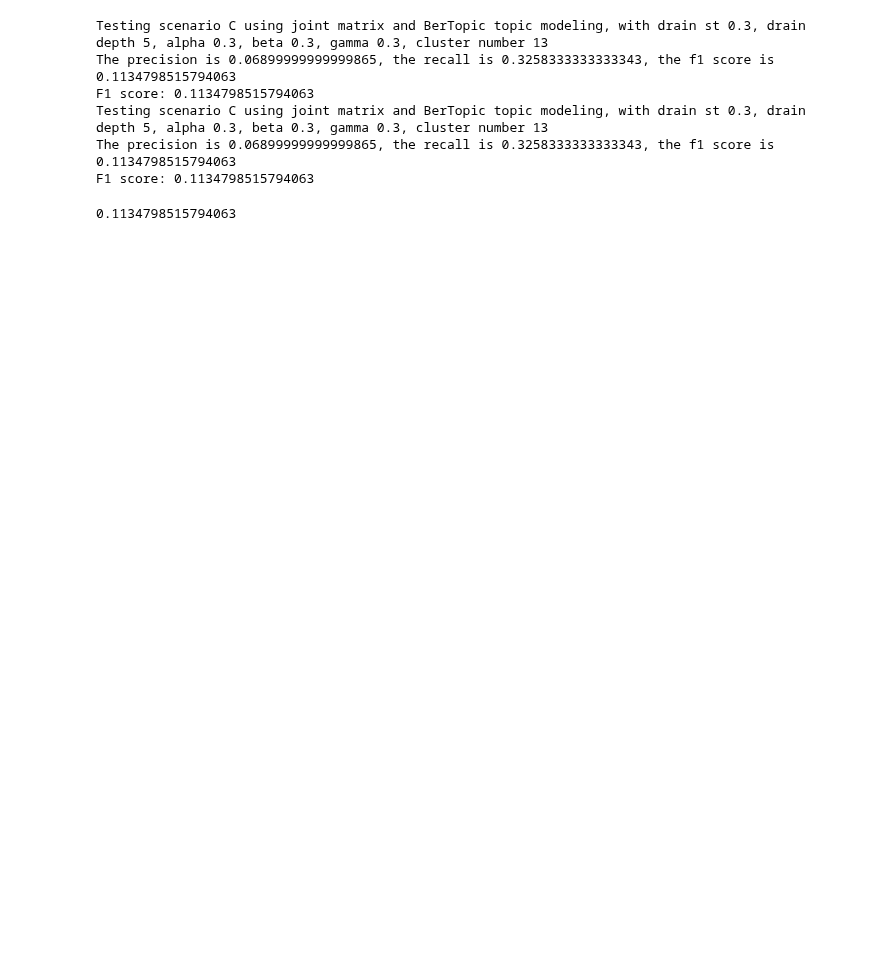
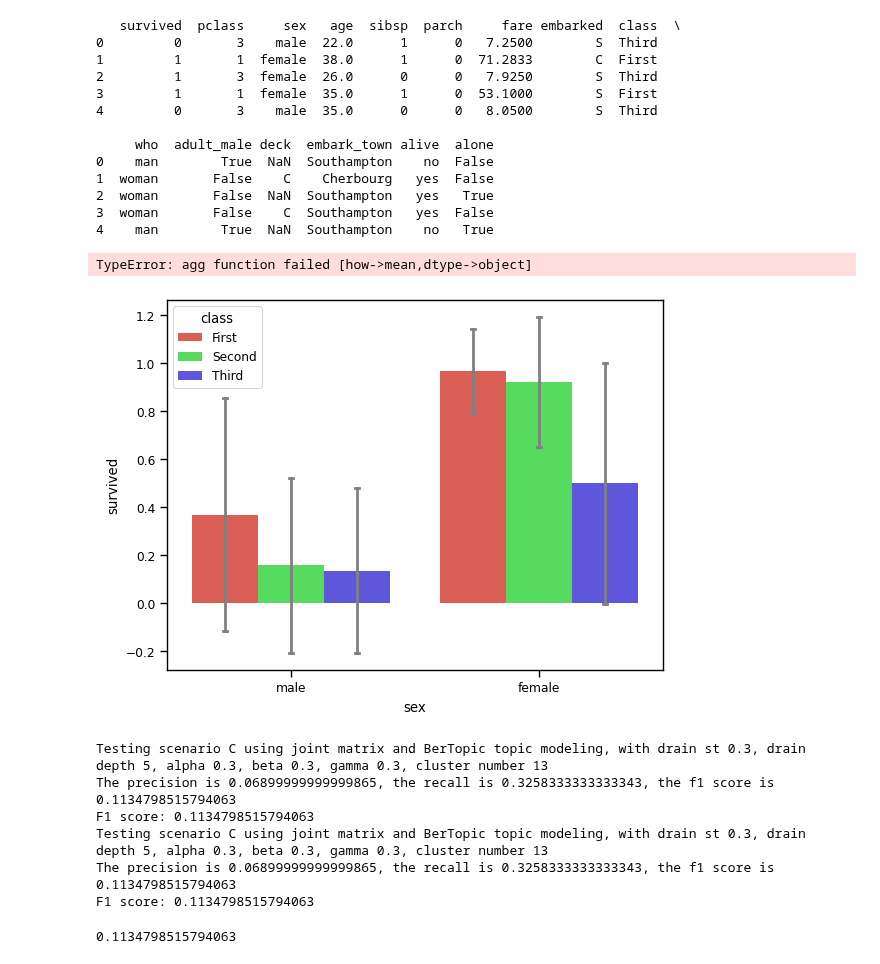
Before and after one commit to vbertalan/LineTracker, a Jupyter notebook: MassiveTests.ipynb, the cells around one changed output. Saved outputs shown, nothing was run; the diff lists cells and outputs as text; code cells hidden in the pictures; blank space fills up the shorter version.

```diff
--- a/MassiveTests.ipynb
+++ b/MassiveTests.ipynb
@@ -610,6 +610,51 @@ Testing scenario C using joint matrix and BerTopic topic modeling, with drain st
 The precision is 0.08976666666666505, the recall is 0.33308333333333284, the f1 score is 0.13994444215825358
 F1 score: 0.13994444215825358
 A melhor combinação foi alpha 0, beta 1, gamma 0
+# %%
+bar_plot = [0.2, 0.3, 0.4, 0.4, 0.35]
+
+import matplotlib.pyplot as plt
+import seaborn as sns
+import numpy as np
+import pandas as pd
+
+
+sns.set_context('paper')
+
+# load dataset
+titanic = sns.load_dataset('titanic')
+print(titanic.head())
+
+# create plot
+sns.barplot(x = 'sex', y = 'survived', hue = 'class', data = titanic,
+            palette = 'hls',
+            order = ['male', 'female'],
+            capsize = 0.05,
+            saturation = 8,
+            errcolor = 'gray', errwidth = 2,
+            ci = 'sd'
+            )
+
+print(titanic.groupby(['sex', 'class']).mean()['survived'])
+print(titanic.groupby(['sex', 'class']).std()['survived'])
+
+plt.show()
+# %% [output]
+   survived  pclass     sex   age  sibsp  parch     fare embarked  class  \
+0         0       3    male  22.0      1      0   7.2500        S  Third
+1         1       1  female  38.0      1      0  71.2833        C  First
+2         1       3  female  26.0      0      0   7.9250        S  Third
+3         1       1  female  35.0      1      0  53.1000        S  First
+4         0       3    male  35.0      0      0   8.0500        S  Third
+
+     who  adult_male deck  embark_town alive  alone
+0    man        True  NaN  Southampton    no  False
+1  woman       False    C    Cherbourg   yes  False
+2  woman       False  NaN  Southampton   yes   True
+3  woman       False    C  Southampton   yes  False
+4    man        True  NaN  Southampton    no   True
+TypeError: agg function failed [how->mean,dtype->object]
+[figure, added]
 # %%
 ## General parameters
 
```
